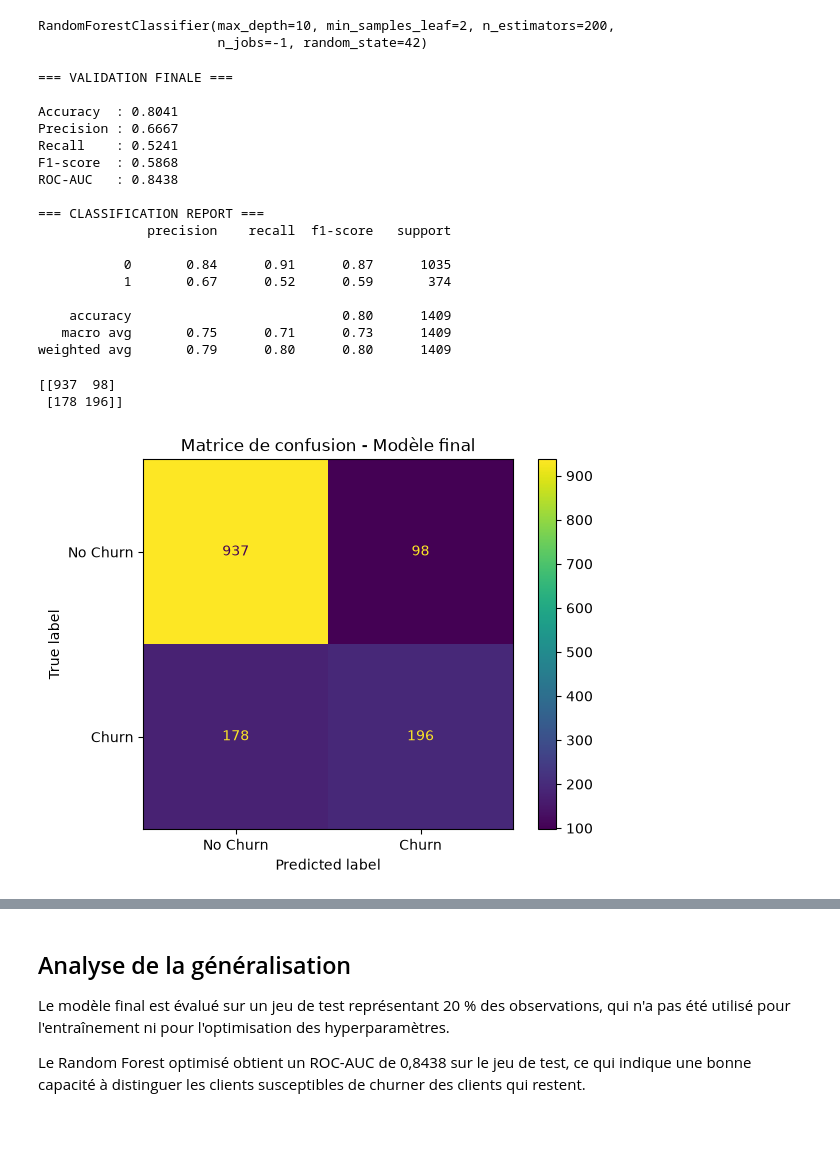
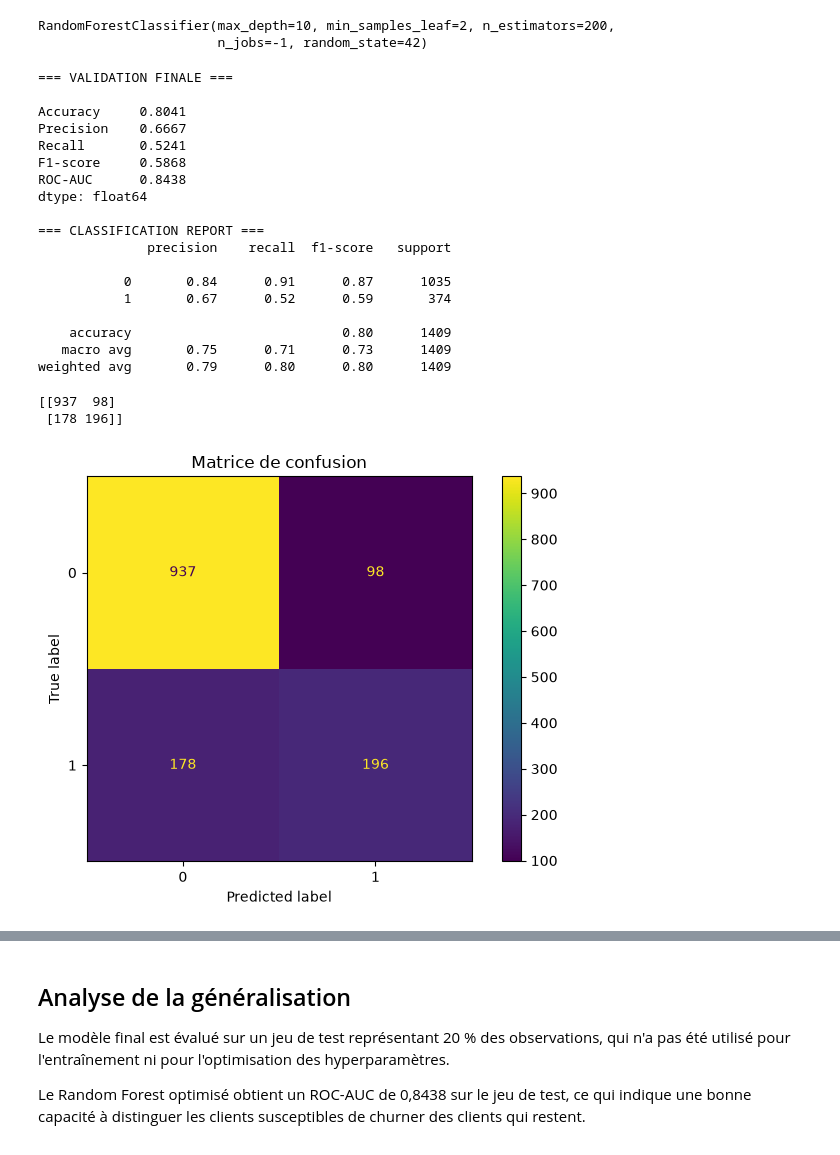
Before and after one commit to lynalasla/telco-customer-churn, a Jupyter notebook: notebooks/03_validation_finale.ipynb, the cells around one changed output, grey strips where cells are left out. Cells and saved outputs as stored; diff of their text form; code cells hidden in the pictures.

```diff
--- a/notebooks/03_validation_finale.ipynb
+++ b/notebooks/03_validation_finale.ipynb
@@ -33,18 +31,8 @@ import matplotlib.pyplot as plt
 # %%
-df = pd.read_csv("../data/raw/telco-customer-churn.csv")
+df = pd.read_csv(PROJECT_ROOT / "data" / "raw" / "telco-customer-churn.csv")
+df = clean_data(df)
 
-df["TotalCharges"] = df["TotalCharges"].astype(str).str.strip()
-df["TotalCharges"] = pd.to_numeric(
-    df["TotalCharges"],
-    errors="coerce"
-)
-df["TotalCharges"] = df["TotalCharges"].fillna(0)
-
-y = df["Churn"].map({
-    "No": 0,
-    "Yes": 1
-})
-
+y = df["Churn"].map({"No": 0, "Yes": 1})
 X = df.drop(columns=["customerID", "Churn"])
 # %%
 X_train, X_test, y_train, y_test = train_test_split(
@@ -101,44 +48,30 @@ preprocessor = ColumnTransformer(
 X_train_processed = preprocessor.fit_transform(X_train)
 X_test_processed = preprocessor.transform(X_test)
 # %%
-final_model = RandomForestClassifier(
-    n_estimators=200,
-    max_depth=10,
-    min_samples_leaf=2,
-    min_samples_split=2,
-    random_state=42,
-    n_jobs=-1
+final_model = create_random_forest(
+    n_estimators=200, max_depth=10, min_samples_leaf=2, min_samples_split=2
 )
-
-final_model.fit(
-    X_train_processed,
-    y_train
-)
+final_model.fit(X_train_processed, y_train)
 # %% [output]
 RandomForestClassifier(max_depth=10, min_samples_leaf=2, n_estimators=200,
                        n_jobs=-1, random_state=42)
 # %%
 y_pred = final_model.predict(X_test_processed)
-y_proba = final_model.predict_proba(X_test_processed)[:, 1]
 
 print("=== VALIDATION FINALE ===\n")
-
-print(f"Accuracy  : {accuracy_score(y_test, y_pred):.4f}")
-print(f"Precision : {precision_score(y_test, y_pred):.4f}")
-print(f"Recall    : {recall_score(y_test, y_pred):.4f}")
-print(f"F1-score  : {f1_score(y_test, y_pred):.4f}")
-print(f"ROC-AUC   : {roc_auc_score(y_test, y_proba):.4f}")
+print(pd.Series(evaluate_model(final_model, X_test_processed, y_test)).round(4))
 
 print("\n=== CLASSIFICATION REPORT ===")
 print(classification_report(y_test, y_pred))
 # %% [output]
 === VALIDATION FINALE ===
 
-Accuracy  : 0.8041
-Precision : 0.6667
-Recall    : 0.5241
-F1-score  : 0.5868
-ROC-AUC   : 0.8438
+Accuracy     0.8041
+Precision    0.6667
+Recall       0.5241
+F1-score     0.5868
+ROC-AUC      0.8438
+dtype: float64
 
 === CLASSIFICATION REPORT ===
               precision    recall  f1-score   support
@@ -151,19 +84,10 @@ ROC-AUC   : 0.8438
 weighted avg       0.79      0.80      0.80      1409
 # %%
 cm = confusion_matrix(y_test, y_pred)
-
 print(cm)
-
-disp = ConfusionMatrixDisplay(
-    confusion_matrix=cm,
-    display_labels=["No Churn", "Churn"]
-)
-
-disp.plot()
-plt.title("Matrice de confusion - Modèle final")
-plt.show()
+plot_confusion_matrix(final_model, X_test_processed, y_test)
 # %% [output]
 [[937  98]
  [178 196]]
-[figure, old version]
+[figure, new version]
 # %%
```
Also changed, not shown: parts of 4 cells of this notebook, 6 other files.
